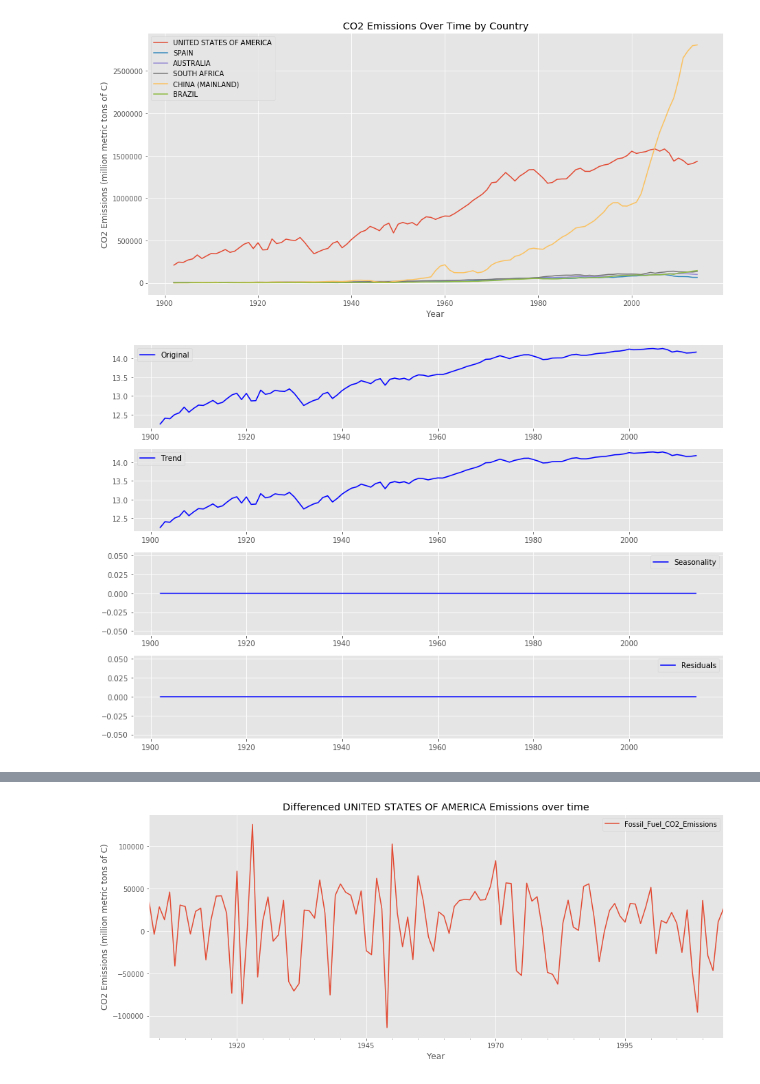
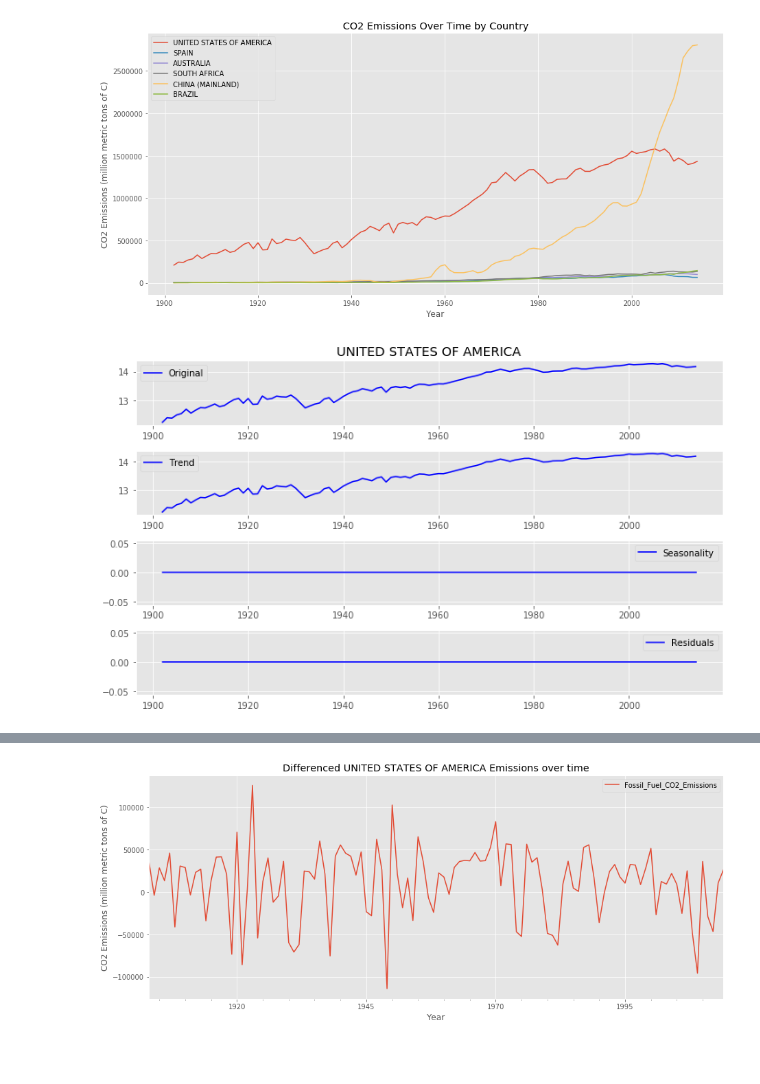
Before and after one commit to BenGeissel/Country-CO2-Emission-Time-Series-Analysis-Mod4Project, a Jupyter notebook: Mod4Project_workfile_Ben_v2.ipynb, the cells around one changed output, grey strips where cells are left out. Drawn from its saved outputs; the diff is of its cells as text; code cells hidden in the pictures; blank space fills up the shorter version.

```diff
--- a/Mod4Project_workfile_Ben_v2.ipynb
+++ b/Mod4Project_workfile_Ben_v2.ipynb
@@ -96,26 +96,27 @@ plt.show()
 # %%
 # Decompose Country TSs
 from statsmodels.tsa.seasonal import seasonal_decompose
 for key in country_df_dict.keys():
     ts = country_df_dict[key]
     decomposition = seasonal_decompose(np.log(ts))
     trend = decomposition.trend
     seasonal = decomposition.seasonal
     residual = decomposition.resid
 
-    plt.figure(figsize=(12,8))
+    plt.figure(figsize=(10,6))
     plt.subplot(411)
     plt.plot(np.log(ts), label='Original', color="blue")
     plt.legend(loc='best')
+    plt.title(f'{key[:-3]}')
     plt.subplot(412)
     plt.plot(trend, label='Trend', color="blue")
     plt.legend(loc='best')
     plt.subplot(413)
     plt.plot(seasonal,label='Seasonality', color="blue")
     plt.legend(loc='best')
     plt.subplot(414)
     plt.plot(residual, label='Residuals', color="blue")
     plt.legend(loc='best')
     plt.tight_layout()
 # %% [output]
-[figure, old version]
+[figure, new version]
```
Also changed, not shown: parts of 9 cells of this notebook.
